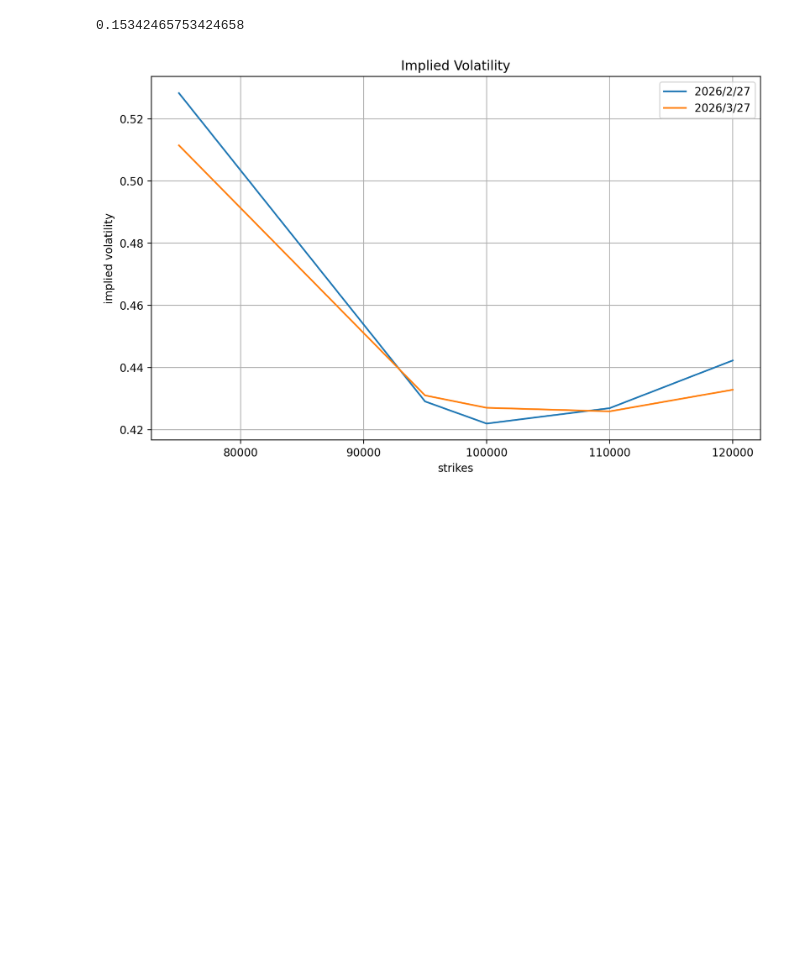
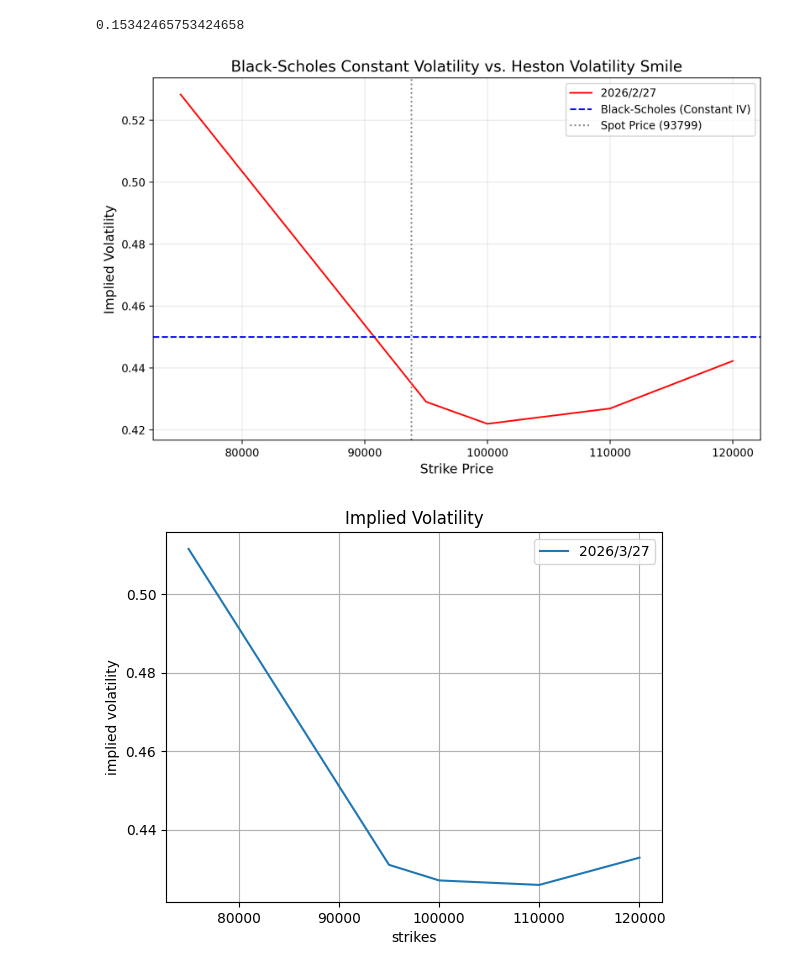
Before and after one commit to Jeremy0827/finance_project, a Jupyter notebook: HSM+Calibration.ipynb, the cells around one changed output. Drawn from its saved outputs; the diff is of its cells as text; code cells hidden in the pictures; blank space fills up the shorter version.

```diff
--- a/HSM+Calibration.ipynb
+++ b/HSM+Calibration.ipynb
@@ -129,17 +124,31 @@ print(ql.Actual365Fixed().yearFraction(calculation_date, expiration_dates[0]))
 # %%
 plt.figure(figsize=(10, 6), dpi = 200)
 # Extract implied volatilities for the first expiration date
 ivs = [black_variance_surface.blackVol(expiration_dates[0], strike) for strike in strikes]
-plt.plot(strikes, data[0], '-', label='2026/2/27')
+plt.plot(strikes, data[0], '-', color='red', label='2026/2/27')
+bs_constant_vol = 0.45
+# 畫出 Black-Scholes 的固定波動率
+plt.axhline(y=bs_constant_vol, color='blue', linestyle='--', label='Black-Scholes (Constant IV)')
+
+# 標註 ATM (At-the-money) 位置
+plt.axvline(x=spot, color='gray', linestyle=':', label=f'Spot Price ({int(spot)})')
+
+plt.title('Black-Scholes Constant Volatility vs. Heston Volatility Smile', fontsize=14)
+plt.xlabel('Strike Price', fontsize=12)
+plt.ylabel('Implied Volatility', fontsize=12)
+plt.legend()
+plt.grid(True, alpha=0.3)
+plt.show()
 plt.plot(strikes, data[1], '-', label='2026/3/27')
 plt.xlabel('strikes')
 plt.ylabel('implied volatility')
 plt.title('Implied Volatility')
 plt.legend()
 plt.grid(True)
 plt.show()
 # %% [output]
-[figure, old version]
+[figure, new version]
+[figure, added]
 # %%
 Heston_process = ql.HestonProcess(
     zero_curve_ts,
```
Also changed, not shown: parts of 8 cells of this notebook.
